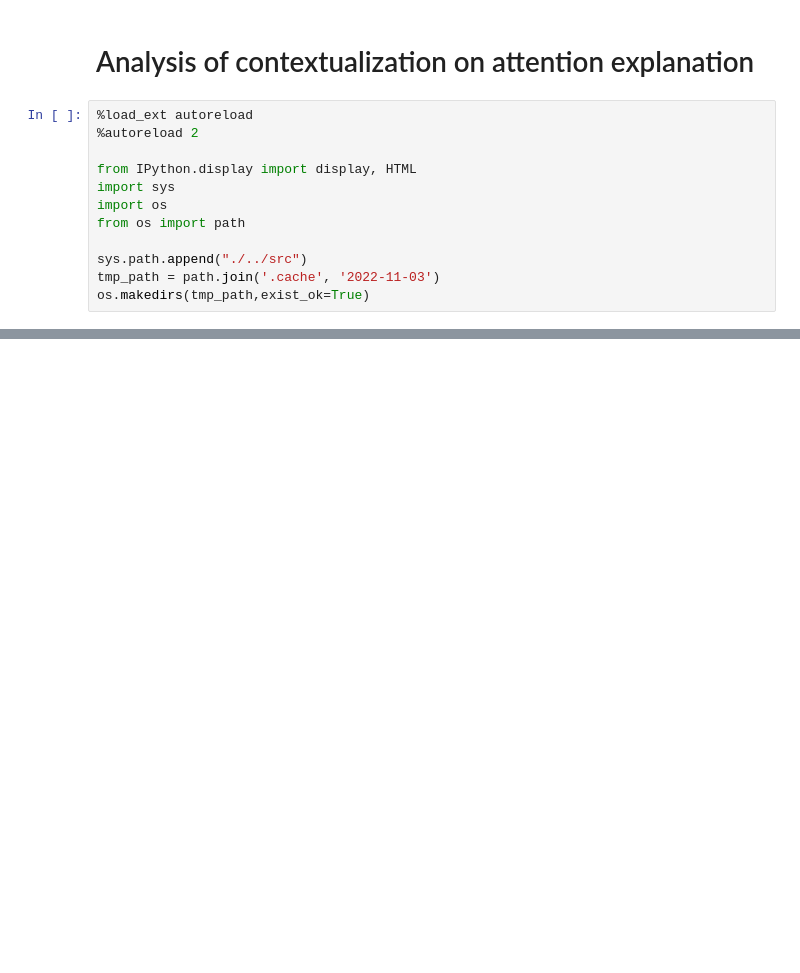
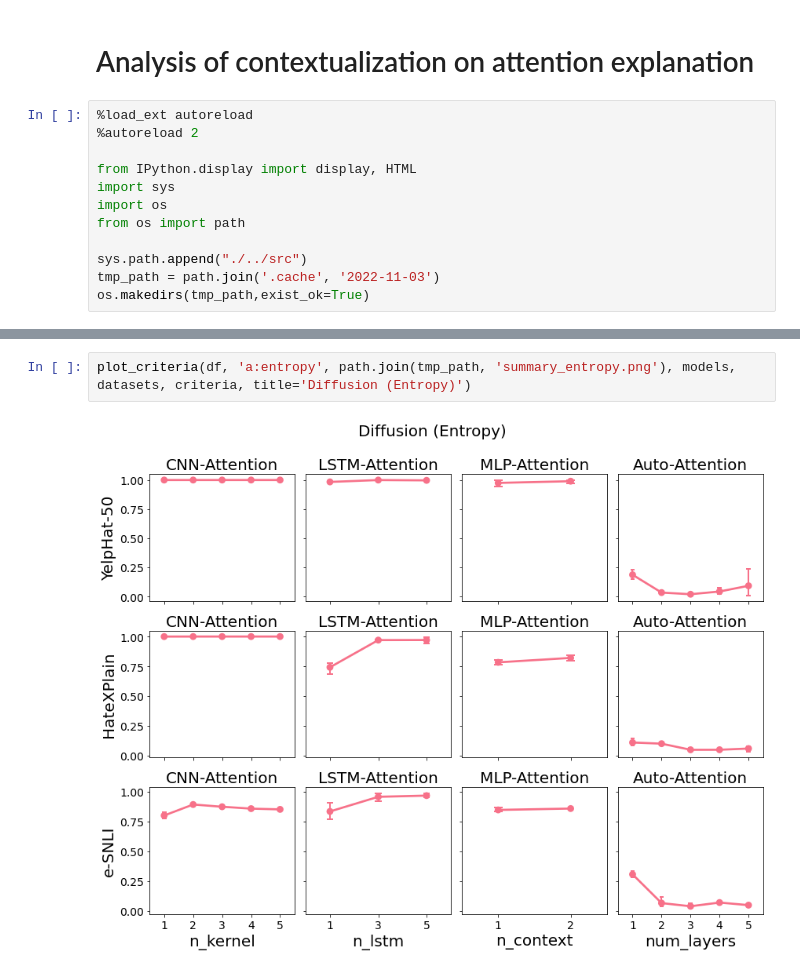
Before and after one commit to Kihansi95/ExplanationPairSentencesTasks, a Jupyter notebook: notebooks/2022-11-03 Contextualization impact on plausibility.ipynb, the cells around one changed output, grey strips where cells are left out. Drawn from its saved outputs; the diff is of its cells as text; blank space fills up the shorter version.

```diff
--- a/notebooks/2022-11-03 Contextualization impact on plausibility.ipynb
+++ b/notebooks/2022-11-03 Contextualization impact on plausibility.ipynb
@@ -389,0 +395,4 @@ plot_criteria(df, 'a:Recall', path.join(tmp_path, 'summary_recall.png'), models,
+# %%
+plot_criteria(df, 'a:entropy', path.join(tmp_path, 'summary_entropy.png'), models, datasets, criteria, title='Diffusion (Entropy)')
+# %% [output]
+[figure, added]
```
Also changed, not shown: parts of 11 cells of this notebook, 6 other files.
